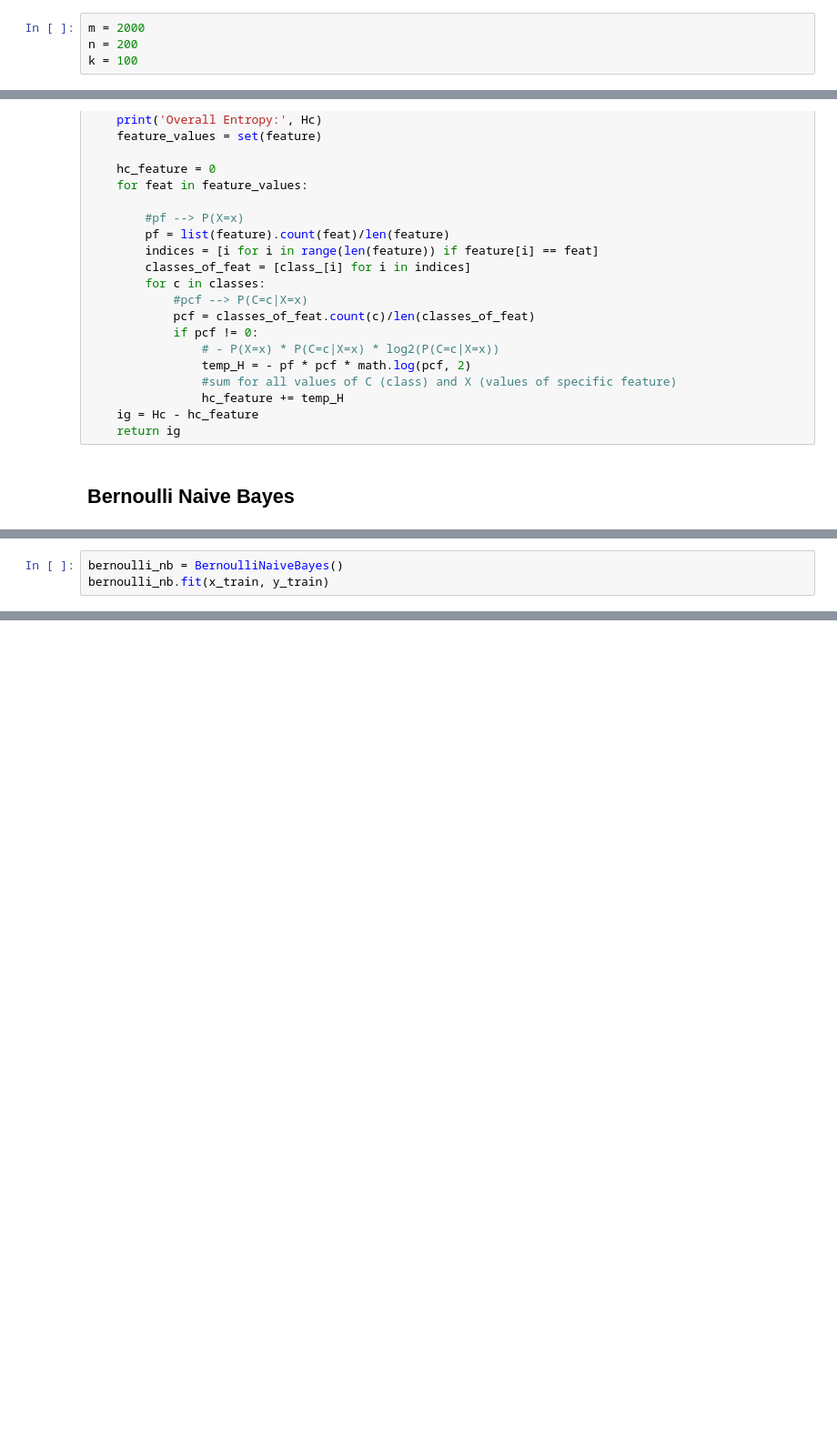
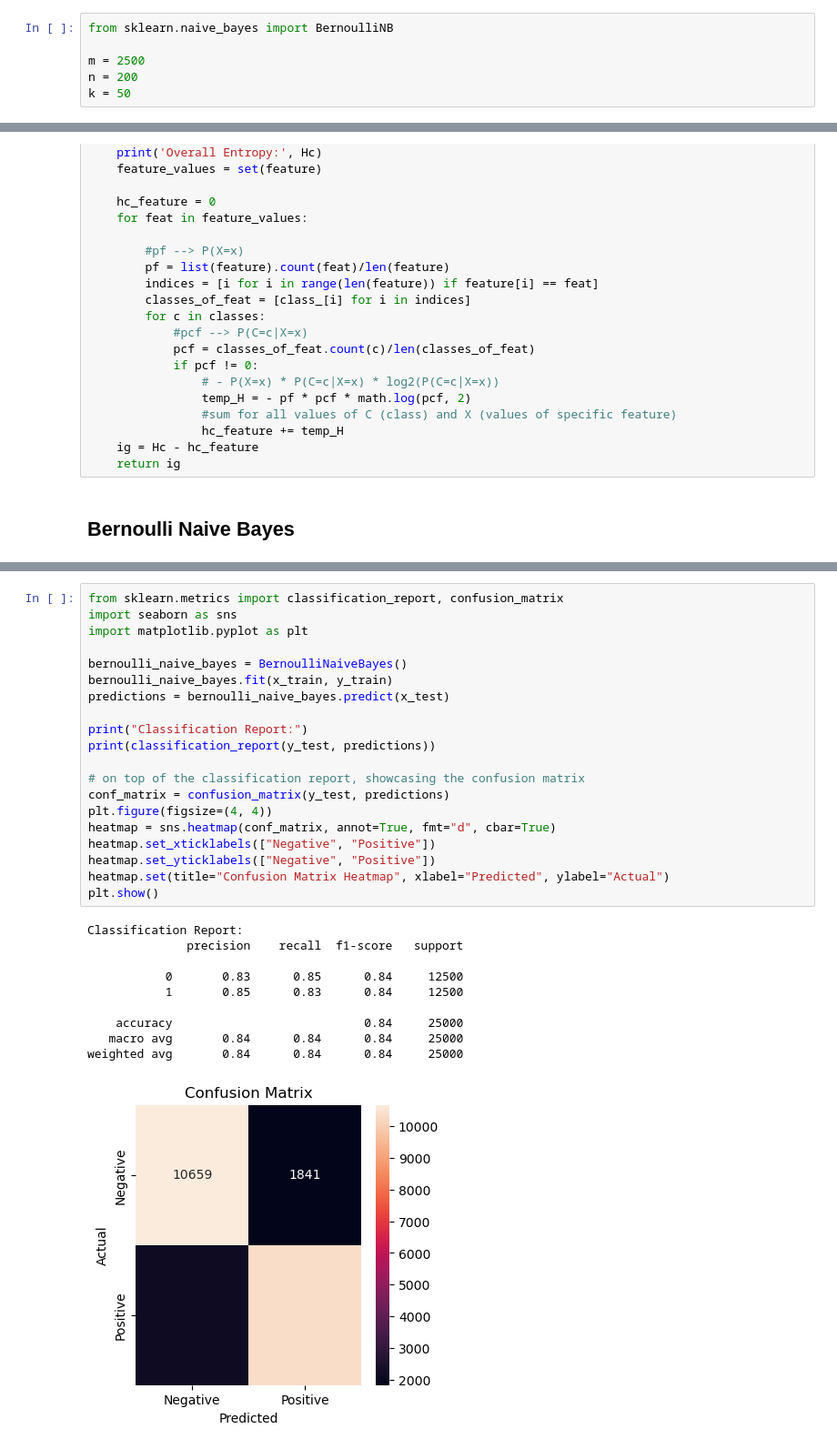
Before and after one commit to hvlkk/IMDb-Dataset-Sentiment-Analysis, a Jupyter notebook: naive_bayes.ipynb, the cells around one changed output, grey strips where cells are left out. Shown: that part at 91% size. Saved outputs shown, nothing was run; the diff lists cells and outputs as text; blank space fills up the shorter version.

Commit message:
complete Naive Bayes (subject to optimisations), add classification report and confusion matrix

```diff
--- a/naive_bayes.ipynb
+++ b/naive_bayes.ipynb
@@ -5,9 +5,11 @@ We will be implementing the Bernoulli version of Naive Bayes.
 ## Hyperparameter tweaking
 Following the assignment guidelines, we will be tweaking three hyperparameters throughout the testing of the project; m (for the size of the vocabulary), n (for the n most common words in the training data), and k (for the k least common words in the training data), the last 2 of which will not be included in the vocabulary.
 # %%
-m = 2000
+from sklearn.naive_bayes import BernoulliNB
+
+m = 2500
 n = 200
-k = 100
+k = 50
 # %% [markdown]
 ## Fetch data
 Fetching the reviews, while taking into account the aforementioned m, n and k hyperparameters.
@@ -113,3 +133,0 @@ class BernoulliNaiveBayes:
-# %%
-bernoulli_nb = BernoulliNaiveBayes()
-bernoulli_nb.fit(x_train, y_train)
@@ -123,0 +137,31 @@ False
+# %%
+from sklearn.metrics import classification_report, confusion_matrix
+import seaborn as sns
+import matplotlib.pyplot as plt
+
+bernoulli_naive_bayes = BernoulliNaiveBayes()
+bernoulli_naive_bayes.fit(x_train, y_train)
+predictions = bernoulli_naive_bayes.predict(x_test)
+
+print("Classification Report:")
+print(classification_report(y_test, predictions))
+
+# on top of the classification report, showcasing the confusion matrix
+conf_matrix = confusion_matrix(y_test, predictions)
+plt.figure(figsize=(4, 4))
+heatmap = sns.heatmap(conf_matrix, annot=True, fmt="d", cbar=True)
+heatmap.set_xticklabels(["Negative", "Positive"])
+heatmap.set_yticklabels(["Negative", "Positive"])
+heatmap.set(title="Confusion Matrix Heatmap", xlabel="Predicted", ylabel="Actual")
+plt.show()
+# %% [output]
+Classification Report:
+              precision    recall  f1-score   support
+
+           0       0.83      0.85      0.84     12500
+           1       0.85      0.83      0.84     12500
+
+    accuracy                           0.84     25000
+   macro avg       0.84      0.84      0.84     25000
+weighted avg       0.84      0.84      0.84     25000
+[figure, added]
```
Also changed, not shown: parts of 4 cells of this notebook.
